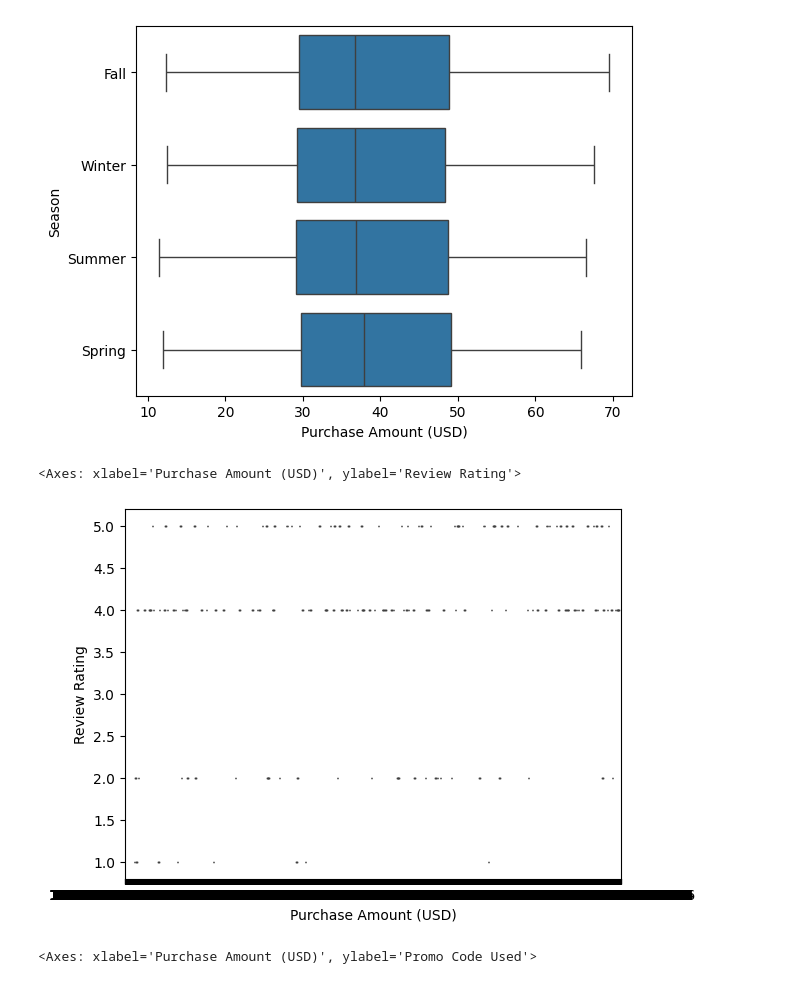
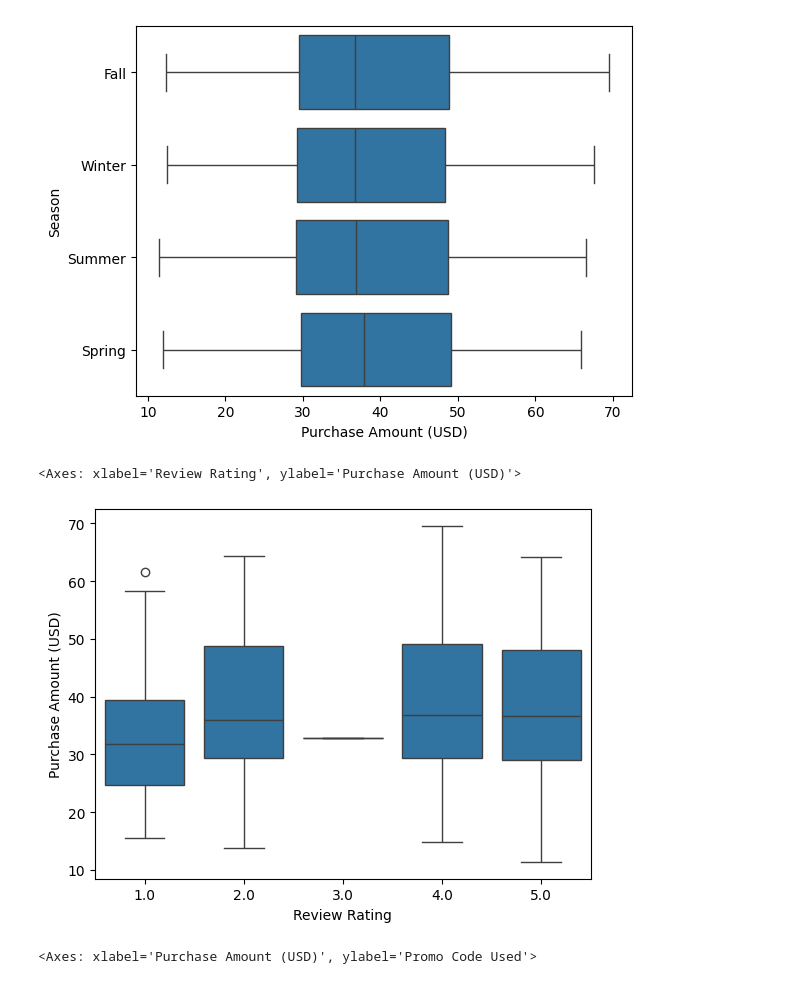
Before and after one commit to HarryBoy127/shopping-behavior, a Jupyter notebook: code/01explore.ipynb, the cells around one changed output. Drawn from its saved outputs; the diff is of its cells as text; code cells hidden in the pictures.

```diff
--- a/code/01explore.ipynb
+++ b/code/01explore.ipynb
@@ -242,11 +242,11 @@ sns.boxplot(data = df, x="Purchase Amount (USD)", y="Season")
 # %%
 # TODO: Create a boxplot that reveals the range of "Purchase Amount (USD)" for each "Review Rating"
 # Documentation: https://seaborn.pydata.org/generated/seaborn.boxplot.html
 
-sns.boxplot(data = df, x="Purchase Amount (USD)", y="Review Rating")
+sns.boxplot(data = df, x="Review Rating", y="Purchase Amount (USD)")
 # %% [output]
-<Axes: xlabel='Purchase Amount (USD)', ylabel='Review Rating'>
+<Axes: xlabel='Review Rating', ylabel='Purchase Amount (USD)'>
-[figure, old version]
+[figure, new version]
 # %%
 # TODO: Create a boxplot that reveals the range of "Purchase Amount (USD)" for each "Promo Code Used"
 # Documentation: https://seaborn.pydata.org/generated/seaborn.boxplot.html
```
Also changed, not shown: 1 other file.
